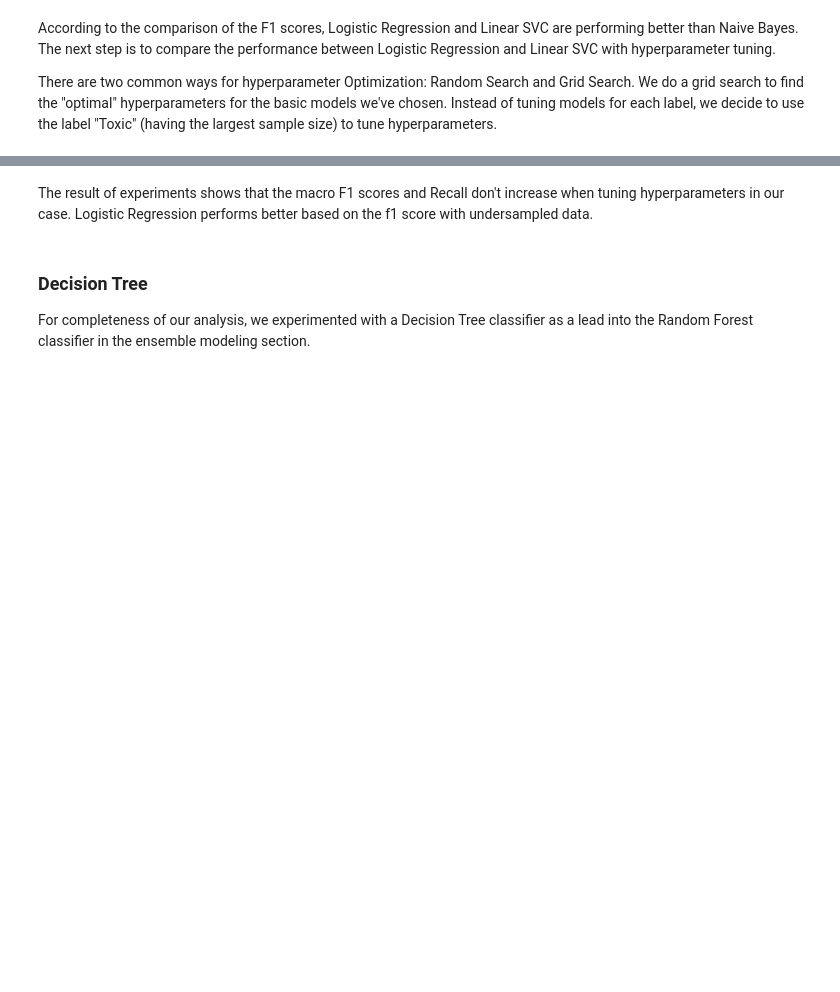
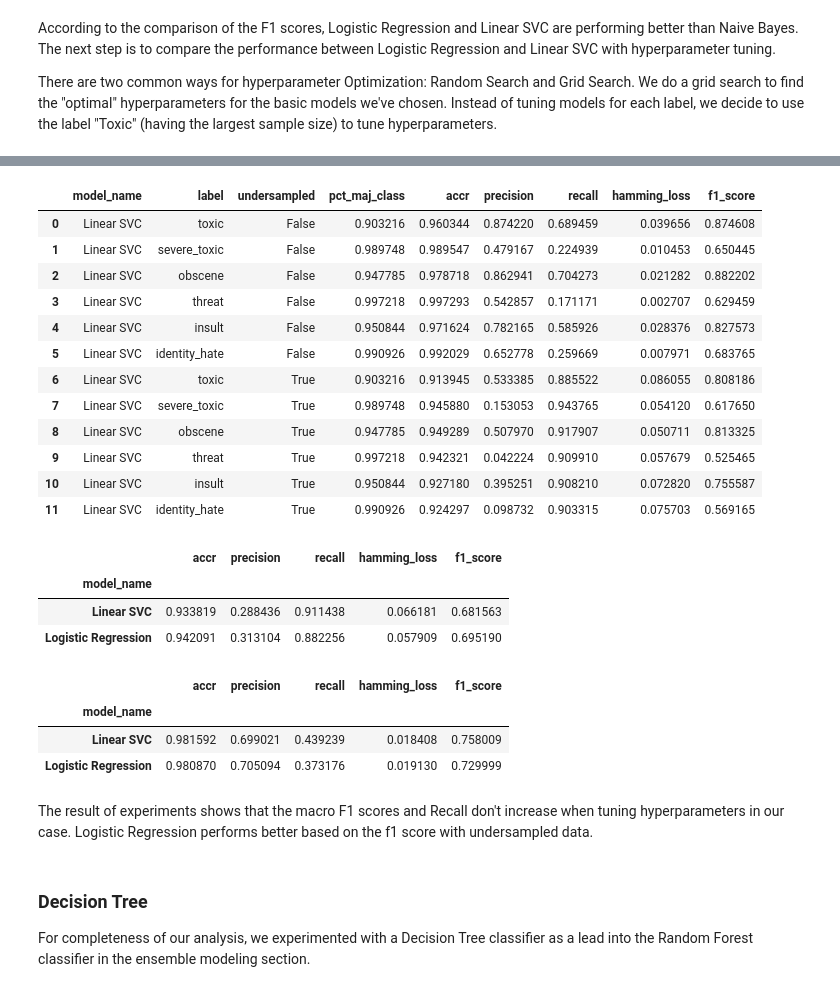
Before and after one commit to hsiungc/w207_qiao_ma_hsiung, a Jupyter notebook: notebooks/Toxic comment classification.ipynb, the cells around one changed output, grey strips where cells are left out. Saved outputs shown, nothing was run; the diff lists cells and outputs as text; code cells hidden in the pictures; blank space fills up the shorter version.

```diff
--- a/notebooks/Toxic comment classification.ipynb
+++ b/notebooks/Toxic comment classification.ipynb
@@ -681,3 +663,63 @@ meth_opt.groupby('model_name')[['accr','precision','recall','hamming_loss','f1_s
+# %%
+model3_opt = LinearSVC(C=1)
+non_undersampled = get_model_output(
+    model3_opt,
+    X_train_DTM,
+    Y_train,
+    X_test_DTM,
+    Y_test,
+    model_name='Linear SVC',
+    undersample=False
+)
+
+undersampled = get_model_output(
+    model3_opt,
+    X_train_DTM,
+    Y_train,
+    X_test_DTM,
+    Y_test,
+    model_name='Linear SVC',
+    undersample=True
+)
+
+svc_opt_results = non_undersampled.append(undersampled, ignore_index=True)
+svc_opt_results
+# %% [output]
+|  | model_name | label | undersampled | pct_maj_class | accr | precision | recall | hamming_loss | f1_score |
+| 0 | Linear SVC | toxic | False | 0.903216 | 0.960344 | 0.874220 | 0.689459 | 0.039656 | 0.874608 |
+| 1 | Linear SVC | severe_toxic | False | 0.989748 | 0.989547 | 0.479167 | 0.224939 | 0.010453 | 0.650445 |
+| 2 | Linear SVC | obscene | False | 0.947785 | 0.978718 | 0.862941 | 0.704273 | 0.021282 | 0.882202 |
+| 3 | Linear SVC | threat | False | 0.997218 | 0.997293 | 0.542857 | 0.171171 | 0.002707 | 0.629459 |
+| 4 | Linear SVC | insult | False | 0.950844 | 0.971624 | 0.782165 | 0.585926 | 0.028376 | 0.827573 |
+| 5 | Linear SVC | identity_hate | False | 0.990926 | 0.992029 | 0.652778 | 0.259669 | 0.007971 | 0.683765 |
+| 6 | Linear SVC | toxic | True | 0.903216 | 0.913945 | 0.533385 | 0.885522 | 0.086055 | 0.808186 |
+| 7 | Linear SVC | severe_toxic | True | 0.989748 | 0.945880 | 0.153053 | 0.943765 | 0.054120 | 0.617650 |
+| 8 | Linear SVC | obscene | True | 0.947785 | 0.949289 | 0.507970 | 0.917907 | 0.050711 | 0.813325 |
+| 9 | Linear SVC | threat | True | 0.997218 | 0.942321 | 0.042224 | 0.909910 | 0.057679 | 0.525465 |
+| 10 | Linear SVC | insult | True | 0.950844 | 0.927180 | 0.395251 | 0.908210 | 0.072820 | 0.755587 |
+| 11 | Linear SVC | identity_hate | True | 0.990926 | 0.924297 | 0.098732 | 0.903315 | 0.075703 | 0.569165 |
+# %%
+basic_methods_opt = pd.concat([lr_opt_results, svc_opt_results])
+basic_methods_opt.columns = ['model_name', 'label', 'undersampled', 'pct_maj_class',
+                       'accr','precision','recall','hamming_loss','f1_score']
+basic_methods_opt
+# basic_methods_opt1 = basic_methods_opt['model_name', 'label', 'undersampled', 'f1_score','recall','precision','hamming_loss']
+# #undersampled data
+meth_undersampled_opt= basic_methods_opt.loc[basic_methods_opt['undersampled']==True]
+meth_undersampled_opt.groupby('model_name')[['accr','precision','recall','hamming_loss','f1_score']].mean()
+# %% [output]
+|  | accr | precision | recall | hamming_loss | f1_score |
+| model_name |  |  |  |  |  |
+| Linear SVC | 0.933819 | 0.288436 | 0.911438 | 0.066181 | 0.681563 |
+| Logistic Regression | 0.942091 | 0.313104 | 0.882256 | 0.057909 | 0.695190 |
+# %%
+meth_opt= basic_methods_opt.loc[basic_methods_opt['undersampled']==False]
+meth_opt.groupby('model_name')[['accr','precision','recall','hamming_loss','f1_score']].mean()
+# %% [output]
+|  | accr | precision | recall | hamming_loss | f1_score |
+| model_name |  |  |  |  |  |
+| Linear SVC | 0.981592 | 0.699021 | 0.439239 | 0.018408 | 0.758009 |
+| Logistic Regression | 0.980870 | 0.705094 | 0.373176 | 0.019130 | 0.729999 |
 # %% [markdown]
 The result of experiments shows that the macro F1 scores and Recall don't increase when tuning hyperparameters in our case. Logistic Regression performs better based on the f1 score with undersampled data.
 # %% [markdown]
```
Also changed, not shown: parts of 13 cells of this notebook, 3 other files.
